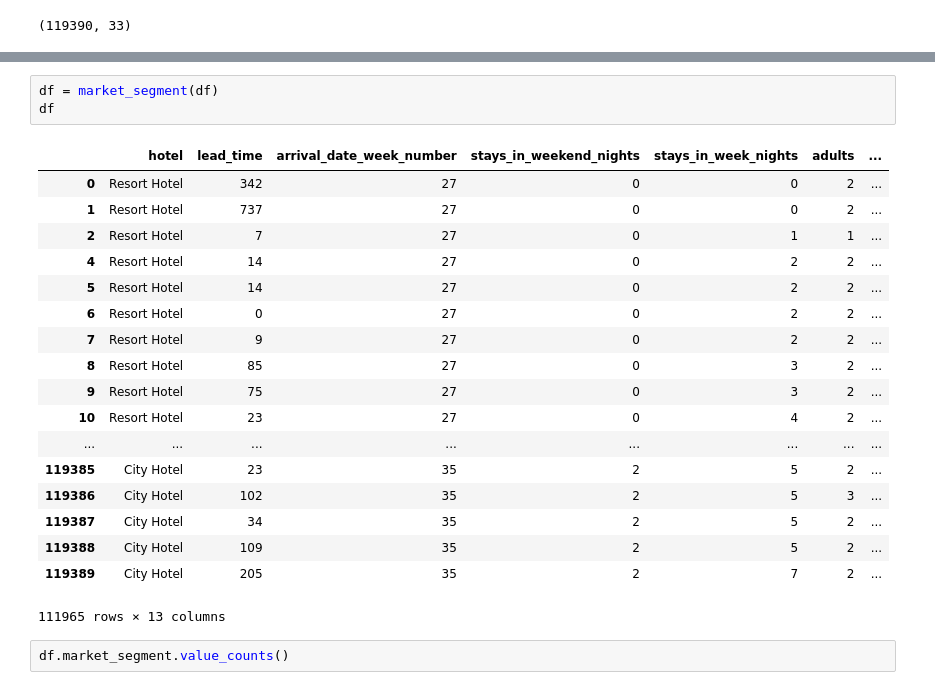
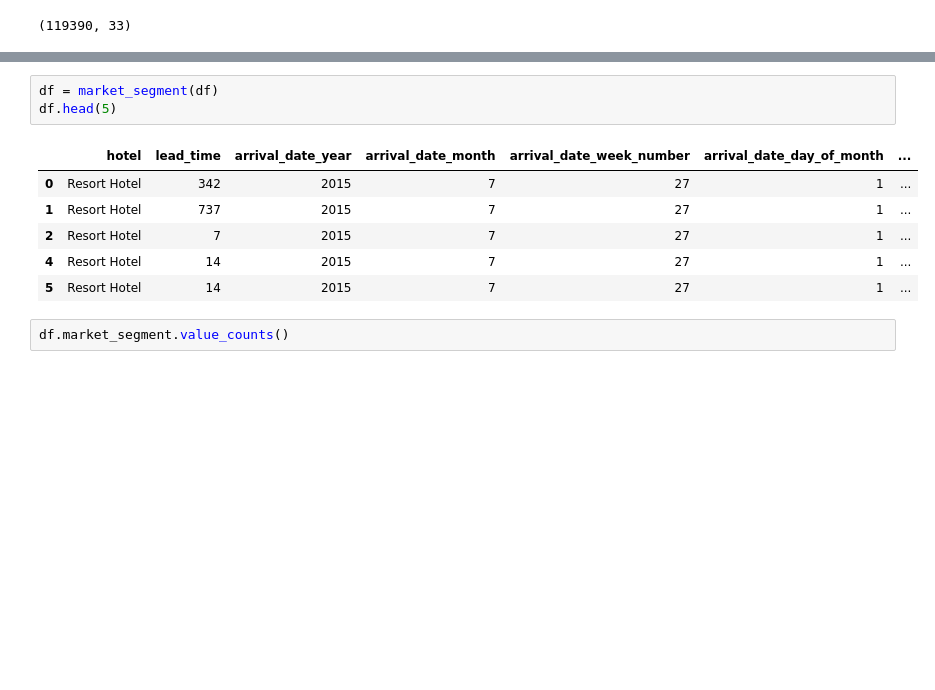
Before and after one commit to johnmyronmillar/HotelPricePredictor, a Jupyter notebook: Code/Data_Cleaning_Workbook.ipynb, the cells around one changed output, grey strips where cells are left out. Saved outputs shown, nothing was run; the diff lists cells and outputs as text; blank space fills up the shorter version.

```diff
--- a/Code/Data_Cleaning_Workbook.ipynb
+++ b/Code/Data_Cleaning_Workbook.ipynb
@@ -148,26 +123,14 @@ def market_segment(df):
     return df
 # %%
 df = market_segment(df)
-df
+df.head(5)
 # %% [output]
-|  | hotel | lead_time | arrival_date_week_number | stays_in_weekend_nights | stays_in_week_nights | adults | ... |
-| 0 | Resort Hotel | 342 | 27 | 0 | 0 | 2 | ... |
-| 1 | Resort Hotel | 737 | 27 | 0 | 0 | 2 | ... |
-| 2 | Resort Hotel | 7 | 27 | 0 | 1 | 1 | ... |
-| 4 | Resort Hotel | 14 | 27 | 0 | 2 | 2 | ... |
-| 5 | Resort Hotel | 14 | 27 | 0 | 2 | 2 | ... |
-| 6 | Resort Hotel | 0 | 27 | 0 | 2 | 2 | ... |
-| 7 | Resort Hotel | 9 | 27 | 0 | 2 | 2 | ... |
-| 8 | Resort Hotel | 85 | 27 | 0 | 3 | 2 | ... |
-| 9 | Resort Hotel | 75 | 27 | 0 | 3 | 2 | ... |
-| 10 | Resort Hotel | 23 | 27 | 0 | 4 | 2 | ... |
-| ... | ... | ... | ... | ... | ... | ... | ... |
-| 119385 | City Hotel | 23 | 35 | 2 | 5 | 2 | ... |
-| 119386 | City Hotel | 102 | 35 | 2 | 5 | 3 | ... |
-| 119387 | City Hotel | 34 | 35 | 2 | 5 | 2 | ... |
-| 119388 | City Hotel | 109 | 35 | 2 | 5 | 2 | ... |
-| 119389 | City Hotel | 205 | 35 | 2 | 7 | 2 | ... |
+|  | hotel | lead_time | arrival_date_year | arrival_date_month | arrival_date_week_number | arrival_date_day_of_month | ... |
+| 0 | Resort Hotel | 342 | 2015 | 7 | 27 | 1 | ... |
+| 1 | Resort Hotel | 737 | 2015 | 7 | 27 | 1 | ... |
+| 2 | Resort Hotel | 7 | 2015 | 7 | 27 | 1 | ... |
+| 4 | Resort Hotel | 14 | 2015 | 7 | 27 | 1 | ... |
+| 5 | Resort Hotel | 14 | 2015 | 7 | 27 | 1 | ... |
-111965 rows × 13 columns
 # %%
 df.market_segment.value_counts()
 # %% [output]
```
Also changed, not shown: parts of 13 cells of this notebook, 19 other files.
